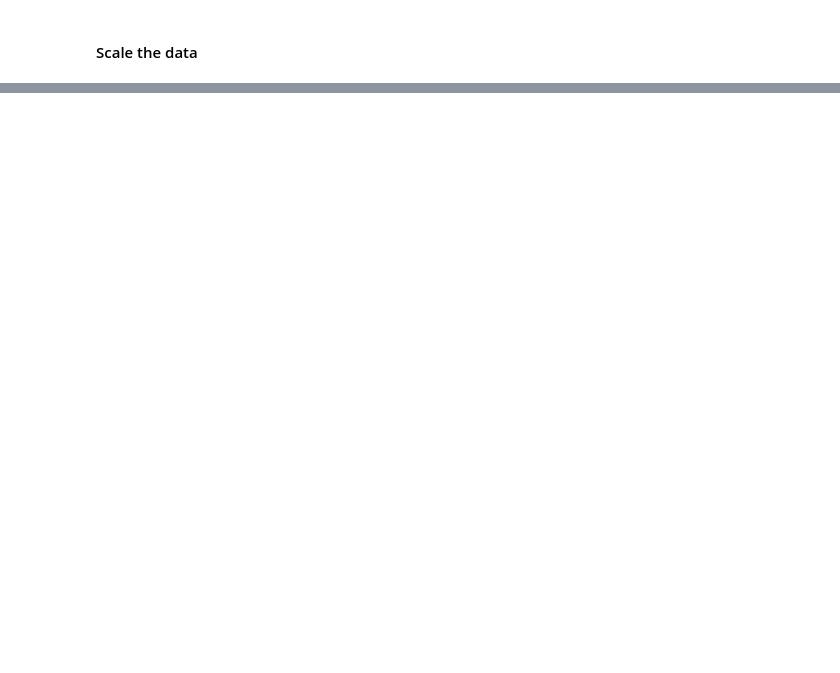
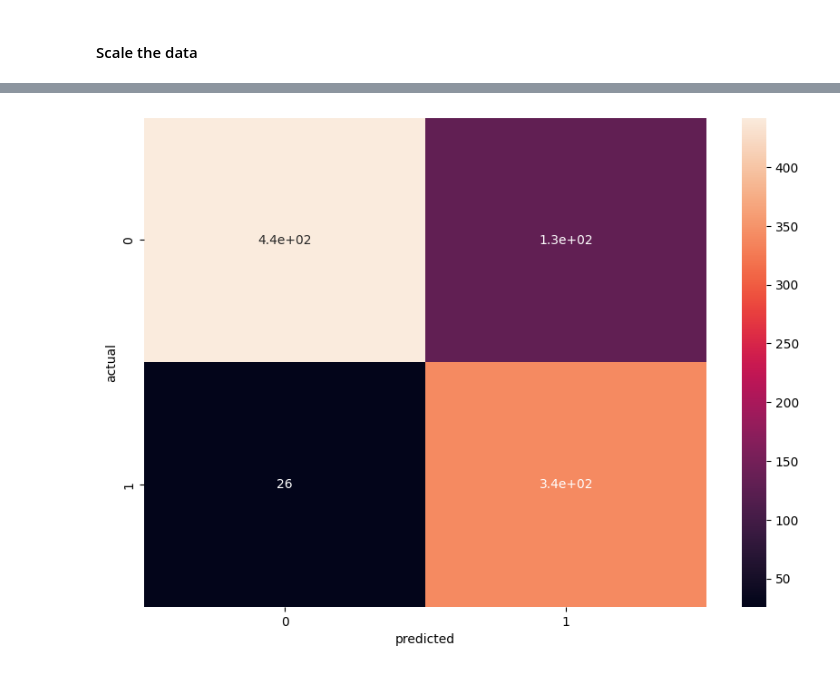
Before and after one commit to InspectorGoole/ML-project, a Jupyter notebook: detect.ipynb, the cells around one changed output, grey strips where cells are left out. Cells and saved outputs as stored; diff of their text form; code cells hidden in the pictures; blank space fills up the shorter version.

```diff
--- a/detect.ipynb
+++ b/detect.ipynb
@@ -435,0 +509,5 @@ TypeError: float() argument must be a string or a real number, not 'Timestamp'
+# %%
+scaler = StandardScaler()
+scaled = scaler.fit_transform(X)
+X2 = pd.DataFrame(scaled, columns=X.columns)
+X2.head()
@@ -435,0 +523,3 @@ TypeError: float() argument must be a string or a real number, not 'Timestamp'
+# %%
+X_train, X_test, y_train, y_test = train_test_split(X2, y, test_size=0.2, random_state=1)
+X_train
@@ -435,0 +558,3 @@ TypeError: float() argument must be a string or a real number, not 'Timestamp'
+# %%
+LR = LogisticRegression()
+LR.fit(X_train, y_train)
@@ -435,0 +563,3 @@ TypeError: float() argument must be a string or a real number, not 'Timestamp'
+# %%
+LR_pred = LR.predict(X_test)
+LR_pred[:5]
@@ -435,0 +595,10 @@ TypeError: float() argument must be a string or a real number, not 'Timestamp'
+# %%
+cm = confusion_matrix(LR_pred, y_test)
+plt.figure(figsize=(10, 7))
+
+sns.heatmap(cm, annot=True)
+plt.xlabel('predicted')
+plt.ylabel('actual')
+plt.show()
+# %% [output]
+[figure, added]
```
Also changed, not shown: parts of 20 cells of this notebook.
